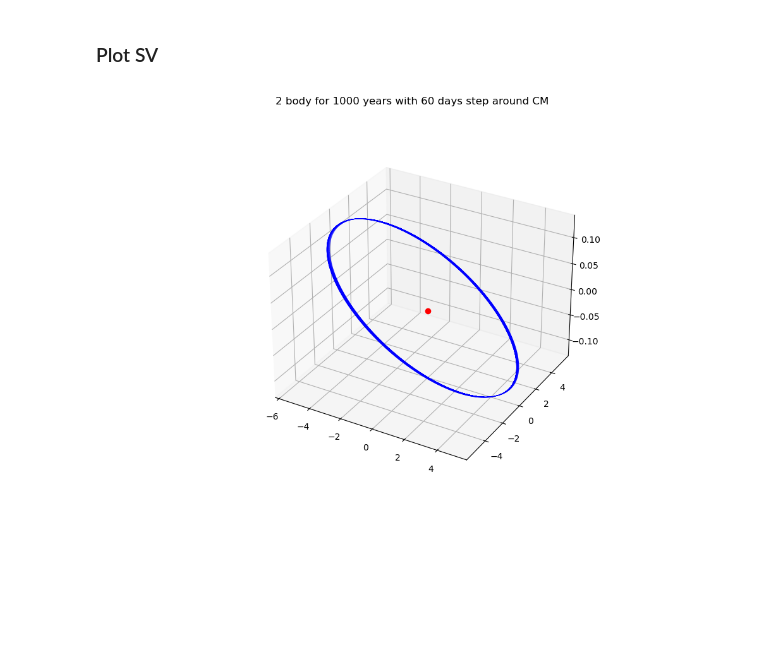
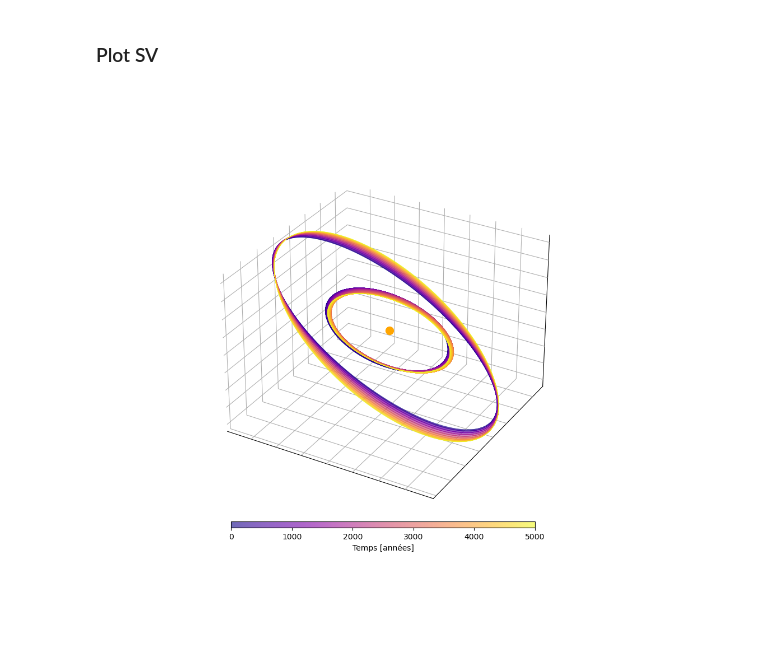
Before and after one commit to ColinDucarme/LPHYS1303---Projet, a Jupyter notebook: FD/Celestial_Dynamics.ipynb, the cells around one changed output. Saved outputs shown, nothing was run; the diff lists cells and outputs as text; code cells hidden in the pictures; blank space fills up the shorter version.

```diff
--- a/FD/Celestial_Dynamics.ipynb
+++ b/FD/Celestial_Dynamics.ipynb
@@ -286,16 +298,60 @@ plt.show()
 # %% [markdown]
 ### Plot SV
-# %%
-fig= plt.figure(figsize=(10,7))
-fig.suptitle('{} body for {} years with {} days step around {}'.format(N_body,N_tmax,dt,CM))
-ax1 = fig.add_subplot(1,1,1,projection='3d')
-ax1.scatter(solSV['pos'][0,0],solSV['pos'][1,0],solSV['pos'][2,0],c='red',s=35)
-ax1.plot(solSV['pos'][0,:],solSV['pos'][1,:],solSV['pos'][2,:],c='red')
-ax1.plot(solSV['pos'][3,:],solSV['pos'][4,:],solSV['pos'][5,:],c='blue',linewidth=.05)
-# ax1.plot(solSV['pos'][6,:],solSV['pos'][7,:],solSV['pos'][8,:],c='green',linewidth=.05)
-# ax2 = fig.add_subplot(1,2,2)
-# ax2.plot(solSV['t'],solSV['E'])
-
-plt.show()
-# %% [output]
-[figure, removed]
+# %%
+norm = plt.Normalize(solSV['t'].min(),solSV['t'].max()) # Crée la norme pour la colorbar
+
+fig = plt.figure(figsize=(10,10))
+ax = fig.add_subplot(1,1,1,projection='3d')
+
+# Crée la trajectoire de Jupiter et l'associe à la colorbar
+points_J = np.array([solSV['pos'][3,:],solSV['pos'][4,:],solSV['pos'][5,:]]).T.reshape(-1,1,3)
+segments_J = np.concatenate([points_J[:-1], points_J[1:]], axis=1)
+lc_J = Line3DCollection(segments=segments_J,cmap = 'plasma',norm = norm)
+lc_J.set_array(solSV['t'])
+lc_J.set_linewidth(0.3)
+lc_J.set_alpha(.6)
+line_J = ax.add_collection(lc_J)
+
+ax.set_xlim(left=solSV['pos'][3,:].min(),right=solSV['pos'][3,:].max())
+ax.set_ylim(bottom=solSV['pos'][4,:].min(),top=solSV['pos'][4,:].max())
+ax.set_zlim(bottom=solSV['pos'][5,:].min(),top=solSV['pos'][5,:].max())
+
+if N_body == 3:
+    # Crée la trajectoire de Saturen et l'associe à la colorbar
+    points_S = np.array([solSV['pos'][6,:],solSV['pos'][7,:],solSV['pos'][8,:]]).T.reshape(-1,1,3)
+    segments_S = np.concatenate([points_S[:-1], points_S[1:]], axis=1)
+    lc_S = Line3DCollection(segments=segments_S,cmap = 'plasma',norm = norm)
+    lc_S.set_array(solHeun['t'])
+    lc_S.set_linewidth(0.3)
+    lc_S.set_alpha(.6)
+    line_S = ax.add_collection(lc_S)
+
+    ax.set_xlim(left=solSV['pos'][6,:].min(),right=solSV['pos'][6,:].max())
+    ax.set_ylim(bottom=solSV['pos'][7,:].min(),top=solSV['pos'][7,:].max())
+    ax.set_zlim(bottom=solSV['pos'][8,:].min(),top=solSV['pos'][8,:].max())
+
+color = fig.colorbar(line_J,ax=ax,label='Temps [années]',orientation='horizontal',aspect=50,shrink=.7,pad=0)
+color.set_ticks(np.linspace(0,5000*365,6))
+color.set_ticklabels(np.linspace(0,5000,6,dtype=int))
+
+ax.plot(solSV['pos'][0,:],solSV['pos'][1,:],solSV['pos'][2,:],c='orange')
+ax.scatter(solSV['pos'][0,0],solSV['pos'][1,0],solSV['pos'][2,0],c='orange',s=100)
+
+x=1
+ax.xaxis.set_pane_color((x,x,x,1))
+ax.yaxis.set_pane_color((x,x,x,1))
+ax.zaxis.set_pane_color((x,x,x,1))
+
+xticks =  ax.xaxis.get_major_ticks()
+for t in xticks:
+    t.set_visible(False)
+yticks =  ax.yaxis.get_major_ticks()
+for t in yticks:
+    t.set_visible(False)
+zticks =  ax.zaxis.get_major_ticks()
+for t in zticks:
+    t.set_visible(False)
+
+plt.show()
+# %% [output]
+[figure, added]
```
Also changed, not shown: parts of 40 cells of this notebook, 6 other files.
